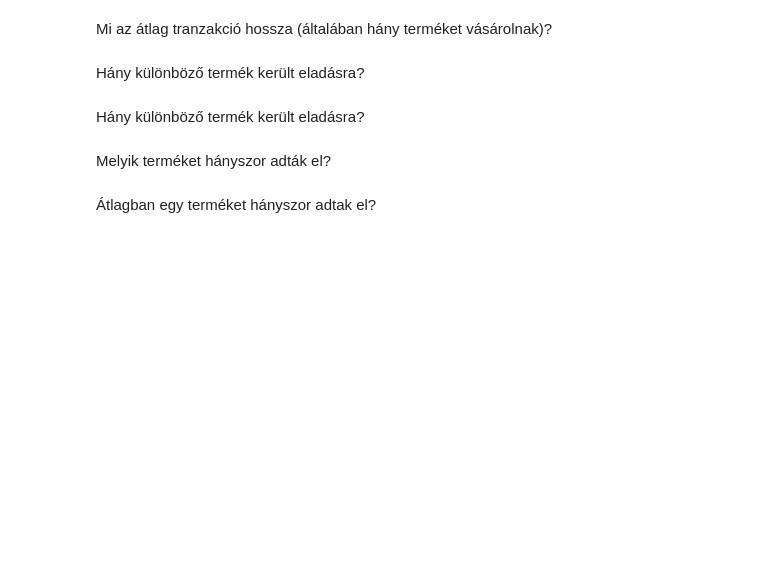
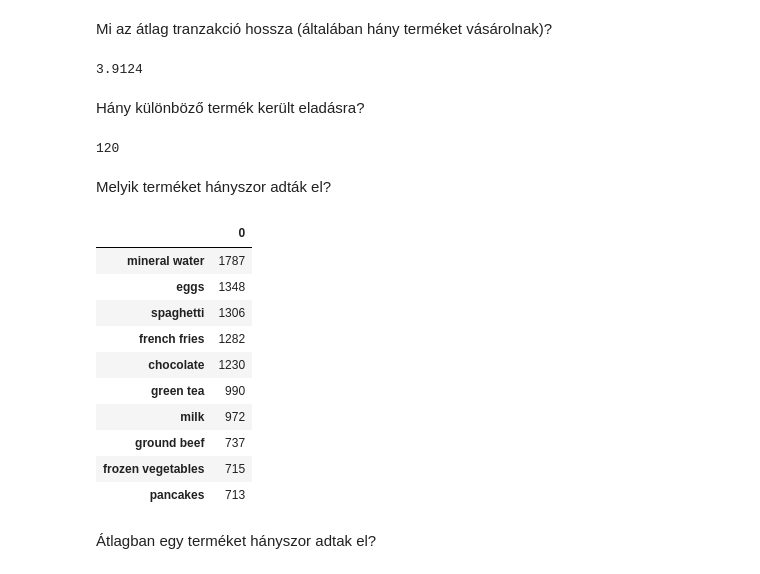
Before and after one commit to IK2023-info/ik2023-lab05-06-Bendzsike, a Jupyter notebook: 05-06_01_apriori.ipynb, the cells around one changed output. Cells and saved outputs as stored; diff of their text form; code cells hidden in the pictures; blank space fills up the shorter version.

```diff
--- a/05-06_01_apriori.ipynb
+++ b/05-06_01_apriori.ipynb
@@ -54,10 +66,38 @@ Melyik a leghosszabb tranzakció (hány elemű)?
 # %% [markdown]
 Mi az átlag tranzakció hossza (általában hány terméket vásárolnak)?
+# %%
+store_data.count(axis=1).mean()
+# %% [output]
+3.9124
 # %% [markdown]
 Hány különböző termék került eladásra?
-# %% [markdown]
-Hány különböző termék került eladásra?
+# %%
+all_items=np.concatenate(store_data.values)
+all_items= [x for x in all_items if str(x) !='nan']
+unique_items = np.unique(all_items)
+print(len(unique_items))
+# %% [output]
+120
 # %% [markdown]
 Melyik terméket hányszor adták el?
+# %%
+from collections import  Counter
+eladasok = Counter (all_items)
+#print(eladasok)
+eladasok_df = pd.DataFrame.from_dict(eladasok,orient ='index')
+eladasok_df.sort_values(0,inplace = True,ascending = False)
+eladasok_df.head(10)
+# %% [output]
+|  | 0 |
+| mineral water | 1787 |
+| eggs | 1348 |
+| spaghetti | 1306 |
+| french fries | 1282 |
+| chocolate | 1230 |
+| green tea | 990 |
+| milk | 972 |
+| ground beef | 737 |
+| frozen vegetables | 715 |
+| pancakes | 713 |
 # %% [markdown]
 Átlagban egy terméket hányszor adtak el?
```
Also changed, not shown: parts of 11 cells of this notebook.
